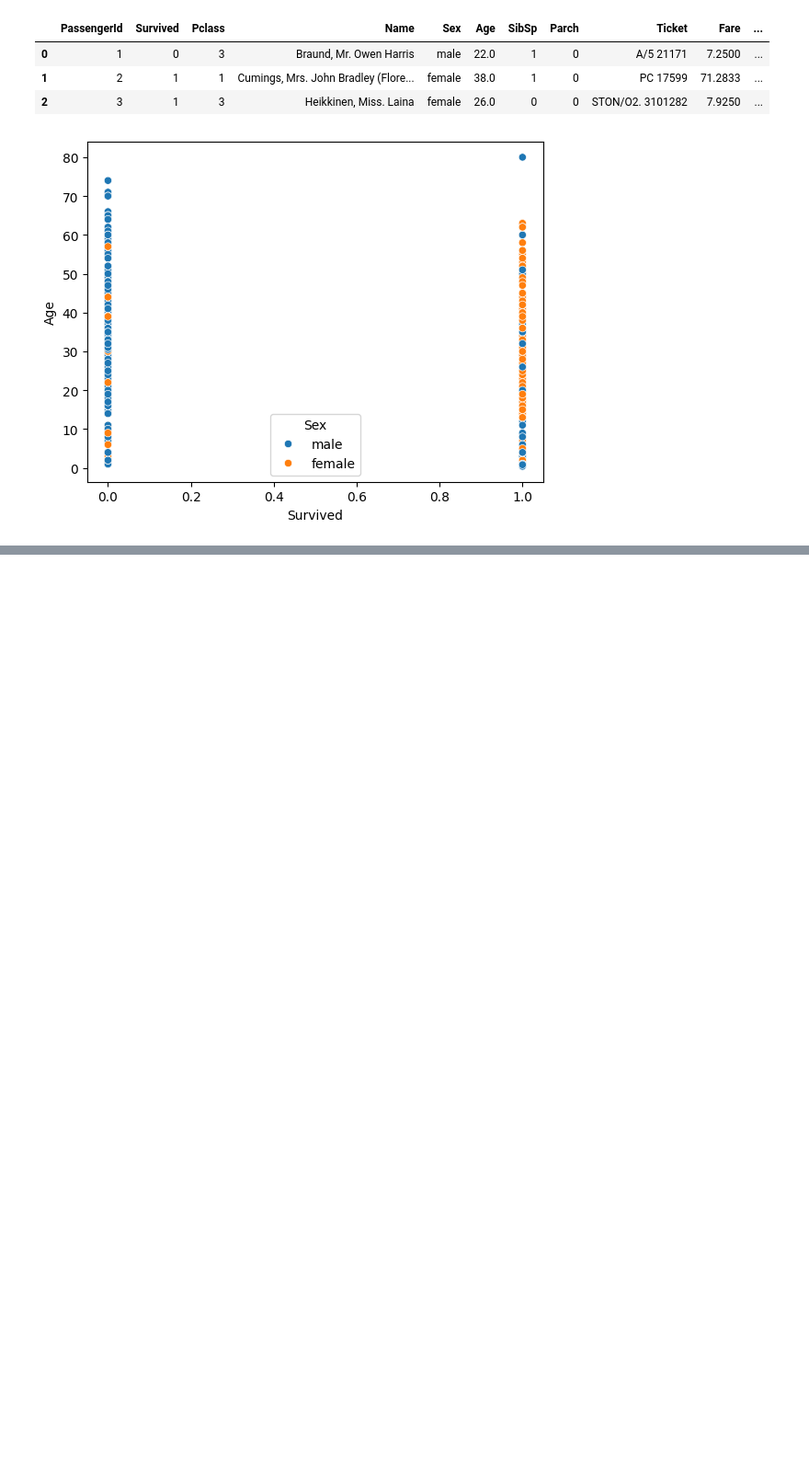
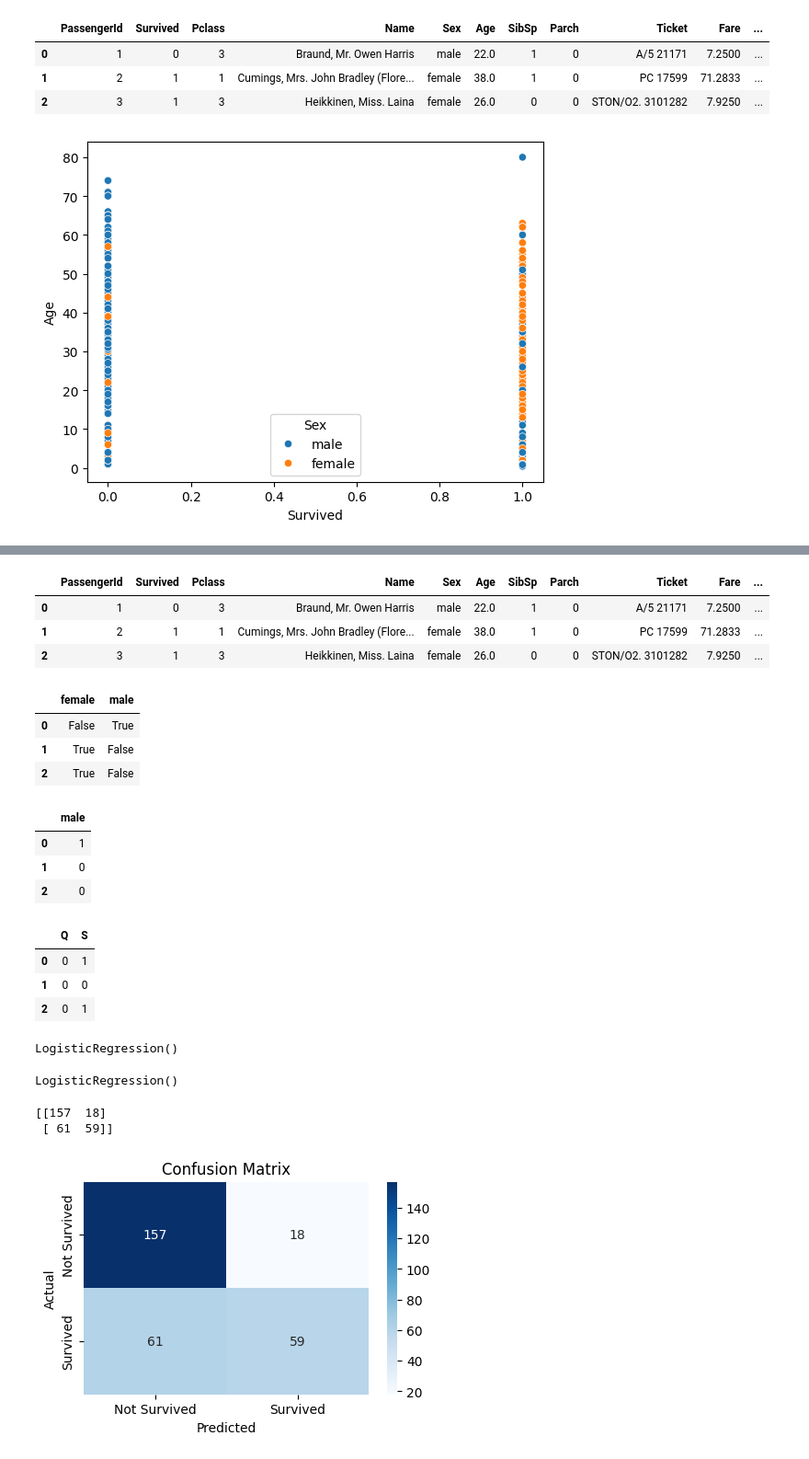
Before and after one commit to infy-dinkar/Machine_learning, a Jupyter notebook: practice/Logistic_Regresion.ipynb, the cells around one changed output, grey strips where cells are left out. Shown at 92% size. Saved outputs shown, nothing was run; the diff lists cells and outputs as text; code cells hidden in the pictures; blank space fills up the shorter version.

Commit message:
logistic regression

```diff
--- a/practice/Logistic_Regresion.ipynb
+++ b/practice/Logistic_Regresion.ipynb
@@ -152,0 +200,7 @@ plt.show()
+# %%
+df.head(3)
+# %% [output]
+|  | PassengerId | Survived | Pclass | Name | Sex | Age | SibSp | Parch | Ticket | Fare | ... |
+| 0 | 1 | 0 | 3 | Braund, Mr. Owen Harris | male | 22.0 | 1 | 0 | A/5 21171 | 7.2500 | ... |
+| 1 | 2 | 1 | 1 | Cumings, Mrs. John Bradley (Flore... | female | 38.0 | 1 | 0 | PC 17599 | 71.2833 | ... |
+| 2 | 3 | 1 | 3 | Heikkinen, Miss. Laina | female | 26.0 | 0 | 0 | STON/O2. 3101282 | 7.9250 | ... |
@@ -152,0 +210,24 @@ plt.show()
+# %%
+sex = pd.get_dummies(df['Sex'])
+sex.head(3)
+# %% [output]
+|  | female | male |
+| 0 | False | True |
+| 1 | True | False |
+| 2 | True | False |
+# %%
+sex = pd.get_dummies(df['Sex'], drop_first=True).astype('int')
+sex.head(3)
+# %% [output]
+|  | male |
+| 0 | 1 |
+| 1 | 0 |
+| 2 | 0 |
+# %%
+embark = pd.get_dummies(df['Embarked'], drop_first=True).astype('int')
+embark.head(3)
+# %% [output]
+|  | Q | S |
+| 0 | 0 | 1 |
+| 1 | 0 | 0 |
+| 2 | 0 | 1 |
@@ -152,0 +250,21 @@ plt.show()
+# %%
+from sklearn.linear_model import LogisticRegression
+logR = LogisticRegression()
+# %%
+# Training the model on our training dataset -- shift+tab for doc string
+logR.fit(X_train, y_train)
+# %% [output]
+LogisticRegression()
+# %%
+from sklearn.preprocessing import StandardScaler
+scaler = StandardScaler()
+scaler = StandardScaler()
+X_train_scaled = scaler.fit_transform(X_train)
+X_train=X_train_scaled
+X_test_scaled = scaler.transform(X_test)
+X_test=X_test_scaled
+logR.fit(X_train, y_train)
+# %% [output]
+LogisticRegression()
+# %%
+predictions = logR.predict(X_test)
@@ -152,0 +274,19 @@ plt.show()
+# %%
+# Let's pass the y_test and predictions to get the confusion_matrix
+print(confusion_matrix(y_test, predictions))
+# %% [output]
+[[157  18]
+ [ 61  59]]
+# %%
+# Get confusion matrix values
+cm = confusion_matrix(y_test, predictions)
+
+# Plot it with seaborn heatmap
+plt.figure(figsize=(5,3))
+sns.heatmap(cm, annot=True, fmt='d', cmap='Blues', xticklabels=['Not Survived', 'Survived'], yticklabels=['Not Survived', 'Survived'])
+plt.xlabel('Predicted')
+plt.ylabel('Actual')
+plt.title('Confusion Matrix')
+plt.show()
+# %% [output]
+[figure, added]
```
Also changed, not shown: parts of 14 cells of this notebook.
